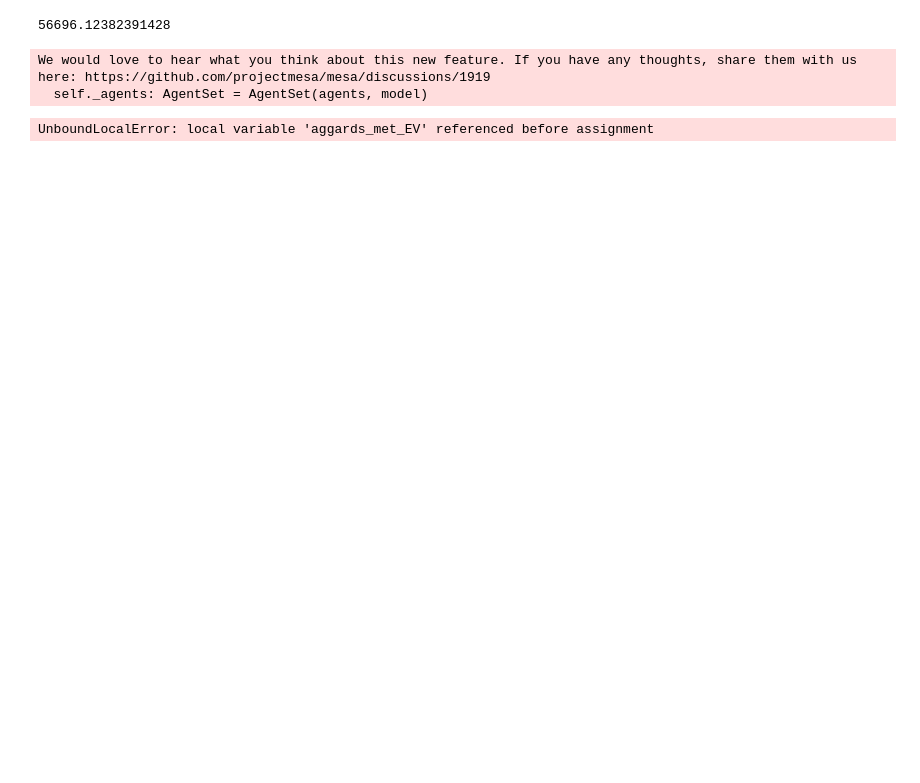
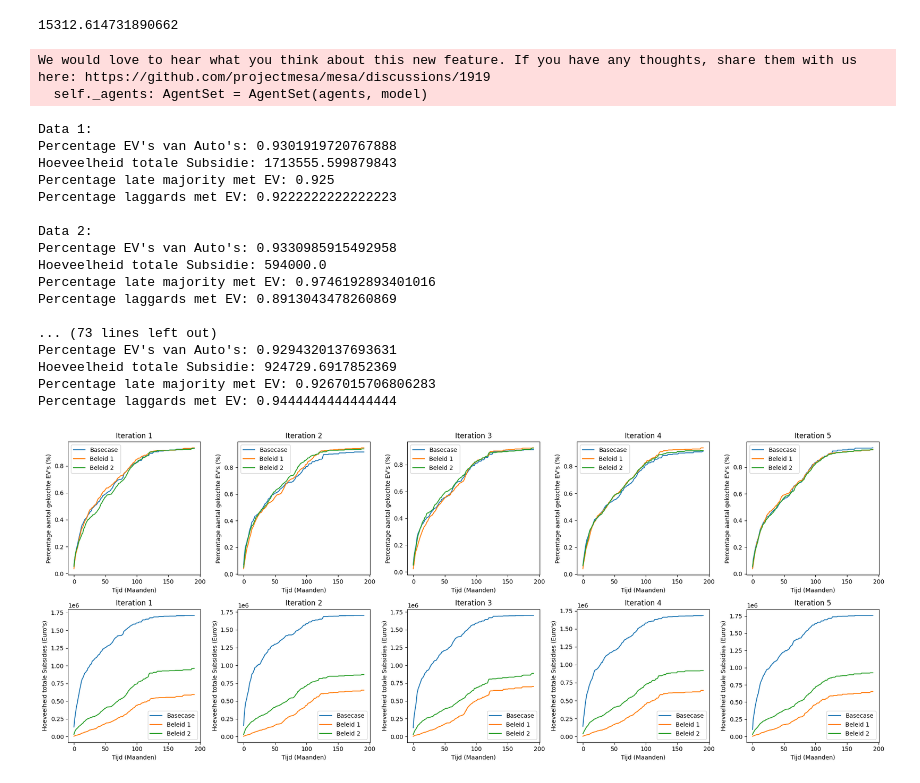
Before and after one commit to Rutgerkant/abm, a Jupyter notebook: Scenario.ipynb, the cells around one changed output. Cells and saved outputs as stored; diff of their text form; code cells hidden in the pictures; blank space fills up the shorter version.

```diff
--- a/Scenario.ipynb
+++ b/Scenario.ipynb
@@ -14,7 +14,12 @@ scenario3 = [48000, 26400]
 
 aantal_iteraties = 5
 
+fig, axs = plt.subplots(2, 5, figsize=(20, 8))  # 1 rij, 5 kolommen
+
+
 avg_percentage_ev = np.zeros((aantal_iteraties))
+
+
 
 for iteratie in range(aantal_iteraties):
     ev = scenario1[0]
@@ -30,42 +35,71 @@ for iteratie in range(aantal_iteraties):
 
 
     data1 = model1.datacollector.get_model_vars_dataframe()
     data2 = model2.datacollector.get_model_vars_dataframe()
     data3 = model3.datacollector.get_model_vars_dataframe()
+
+    x = range(len(data1))
 
     datasets = [data1, data2, data3]
     labels = ['Data 1', 'Data 2', 'Data 3']
 
     for label, dataset in zip(labels, datasets):
         last_row = dataset.iloc[-1]
         percentage_ev = last_row["Percerntage EV's van Auto's"]
         hoeveelheid_sub = last_row["Hoeveelheid totale Subsidie"]
         percentage_late_majority_ev = last_row["Percentage late majority met EV"]
         percentage_laggards_ev = last_row["Percentage laggards met EV"]
 
         print(label + ':')
         print(f"Percentage EV's van Auto's: {percentage_ev}")
         print(f"Hoeveelheid totale Subsidie: {hoeveelheid_sub}")
         print(f"Percentage late majority met EV: {percentage_late_majority_ev}")
         print(f"Percentage laggards met EV: {percentage_laggards_ev}")
         print()
 
 
+    axs[0, iteratie].plot(x, data1["Percerntage EV's van Auto's"], label='Basecase')
+    axs[0, iteratie].plot(x, data2["Percerntage EV's van Auto's"], label='Beleid 1')
+    axs[0, iteratie].plot(x, data3["Percerntage EV's van Auto's"], label='Beleid 2')
 
-    plt.figure(figsize=(5, 5))
+    axs[0, iteratie].set_title(f'Iteration {iteratie+1}')
+    axs[0, iteratie].set_xlabel('Tijd (Maanden)')
+    axs[0, iteratie].set_ylabel('Percentage aantal gekochte EV\'s (%)')
+    axs[0, iteratie].legend()
 
-    # Lijnen tekenen voor elk model
-    plt.plot(data1["Percerntage EV's van Auto's"], label='Model 1')
-    plt.plot(data2["Percerntage EV's van Auto's"], label='Model 2')
-    plt.plot(data3["Percerntage EV's van Auto's"], label='Model 3')
+    axs[1, iteratie].plot(x, data1["Hoeveelheid totale Subsidie"], label='Basecase')
+    axs[1, iteratie].plot(x, data2["Hoeveelheid totale Subsidie"], label='Beleid 1')
+    axs[1, iteratie].plot(x, data3["Hoeveelheid totale Subsidie"], label='Beleid 2')
 
-    plt.legend()  # Voegt de legenda toe
-    plt.show()
+    axs[1, iteratie].set_title(f'Iteration {iteratie+1}')
+    axs[1, iteratie].set_xlabel('Tijd (Maanden)')
+    axs[1, iteratie].set_ylabel('Hoeveelheid totale Subsidies (Euro\'s)')
+    axs[1, iteratie].legend()
+
+plt.tight_layout()
+plt.show()
 # %% [output]
-56696.12382391428
+15312.614731890662
 We would love to hear what you think about this new feature. If you have any thoughts, share them with us here: https://github.com/projectmesa/mesa/discussions/1919
   self._agents: AgentSet = AgentSet(agents, model)
-UnboundLocalError: local variable 'aggards_met_EV' referenced before assignment
+Data 1:
+Percentage EV's van Auto's: 0.9301919720767888
+Hoeveelheid totale Subsidie: 1713555.599879843
+Percentage late majority met EV: 0.925
+Percentage laggards met EV: 0.9222222222222223
+
+Data 2:
+Percentage EV's van Auto's: 0.9330985915492958
+Hoeveelheid totale Subsidie: 594000.0
+Percentage late majority met EV: 0.9746192893401016
+Percentage laggards met EV: 0.8913043478260869
+
+... (73 lines left out)
+Percentage EV's van Auto's: 0.9294320137693631
+Hoeveelheid totale Subsidie: 924729.6917852369
+Percentage late majority met EV: 0.9267015706806283
+Percentage laggards met EV: 0.9444444444444444
+[figure, added]
 # %%
 from BaseModel import BaseModelSub
 from SubsidieModel import SubsidieModel
```
Also changed, not shown: parts of 2 cells of this notebook, 2 other files.
